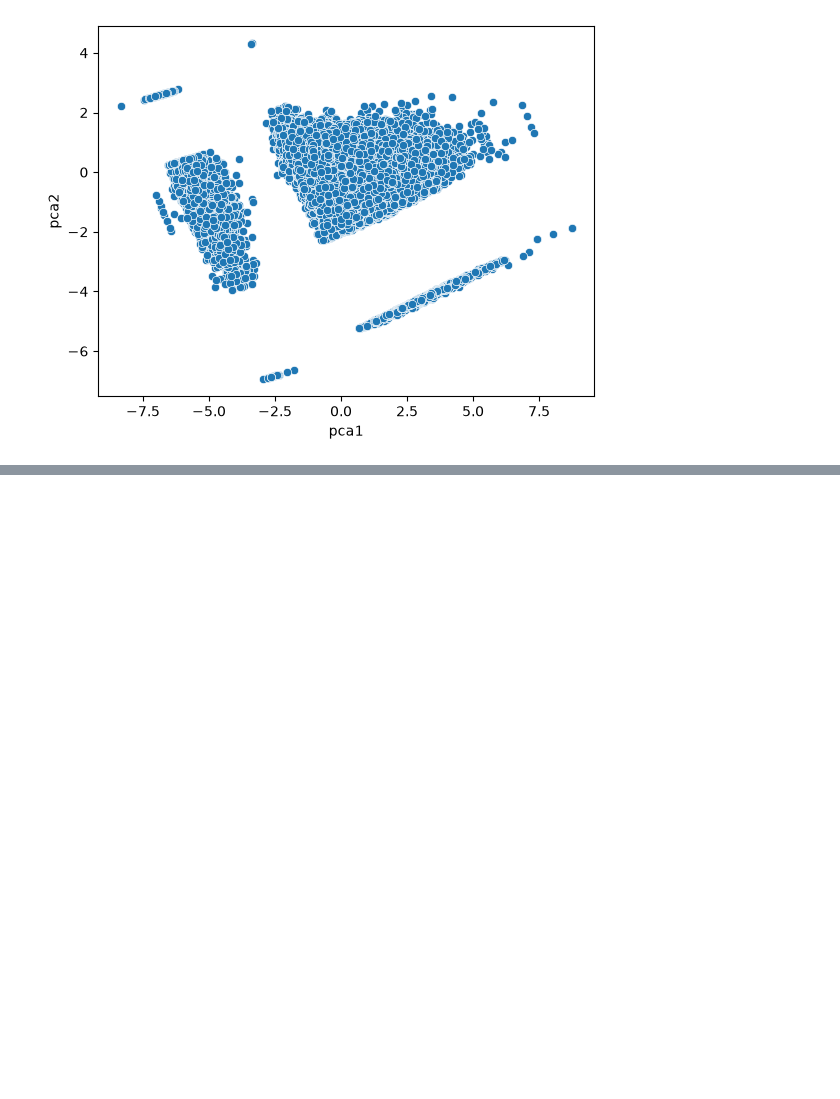
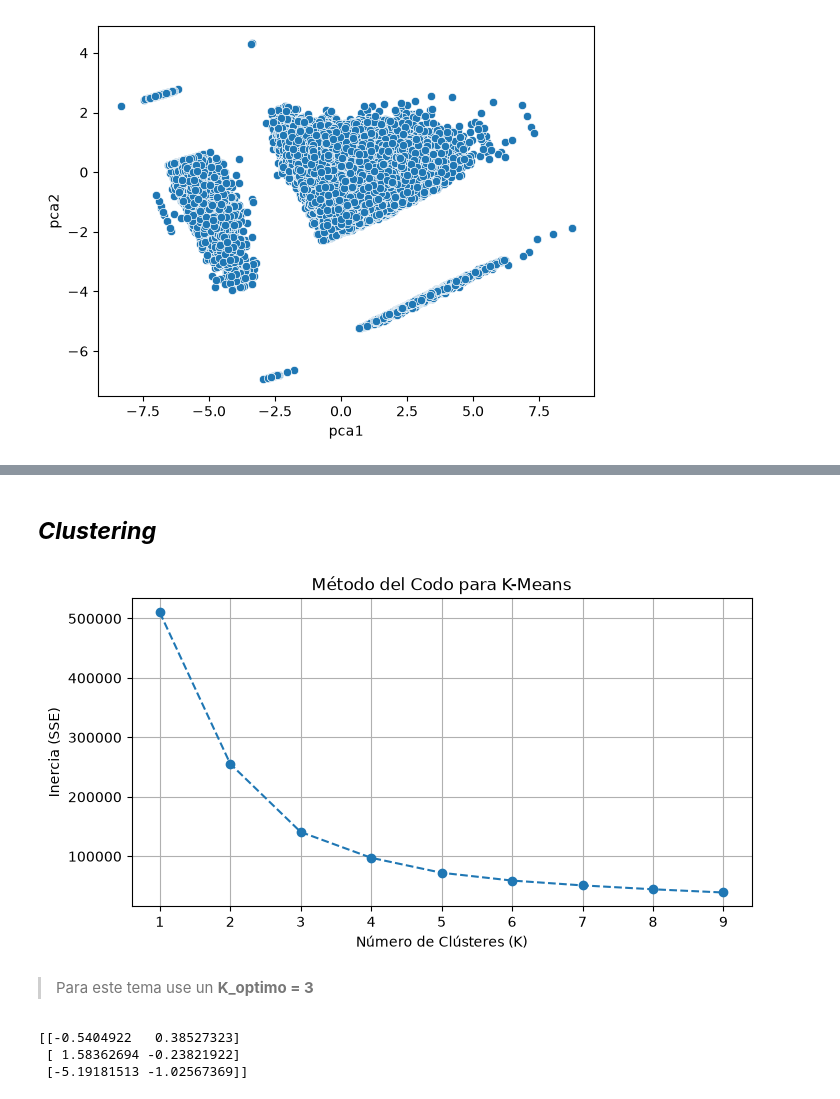
Before and after one commit to TheKey06/Market_Basket_Analysis, a Jupyter notebook: data/EDA.ipynb, the cells around one changed output, grey strips where cells are left out. Saved outputs shown, nothing was run; the diff lists cells and outputs as text; code cells hidden in the pictures; blank space fills up the shorter version.

Commit message:
rewriting the EDA to visualize the clusters propertly

```diff
--- a/src/data/EDA.ipynb
+++ b/data/EDA.ipynb
@@ -126,0 +140,35 @@ sns.scatterplot(
+# %% [markdown]
+## ***Clustering***
+# %%
+from sklearn.cluster import KMeans
+
+inertia = []
+rango = range(1,10)
+
+valores = clientes_positivos[['pca1','pca2']].values
+for i in rango:
+    k_means = KMeans(n_clusters=i,random_state=42, n_init=10)
+    k_means.fit(valores)
+    inertia.append(k_means.inertia_)
+
+plt.figure(figsize=(8, 4))
+plt.plot(rango, inertia, marker='o', linestyle='--')
+plt.xlabel('Número de Clústeres (K)')
+plt.ylabel('Inercia (SSE)')
+plt.title('Método del Codo para K-Means')
+plt.grid(True)
+plt.show()
+# %% [output]
+[figure, added]
+# %% [markdown]
+> Para este tema use un **K_optimo = 3**
+# %%
+K_means= KMeans(n_clusters=3,random_state=42, n_init=100).fit(clientes_positivos[['pca1','pca2']])
+
+datos = K_means.transform(valores)
+print(K_means.cluster_centers_)
+clientes_positivos['cluster'] = K_means.labels_
+# %% [output]
+[[-0.5404922   0.38527323]
+ [ 1.58362694 -0.23821922]
+ [-5.19181513 -1.02567369]]
```
Also changed, not shown: parts of 5 cells of this notebook, 2 other files.
